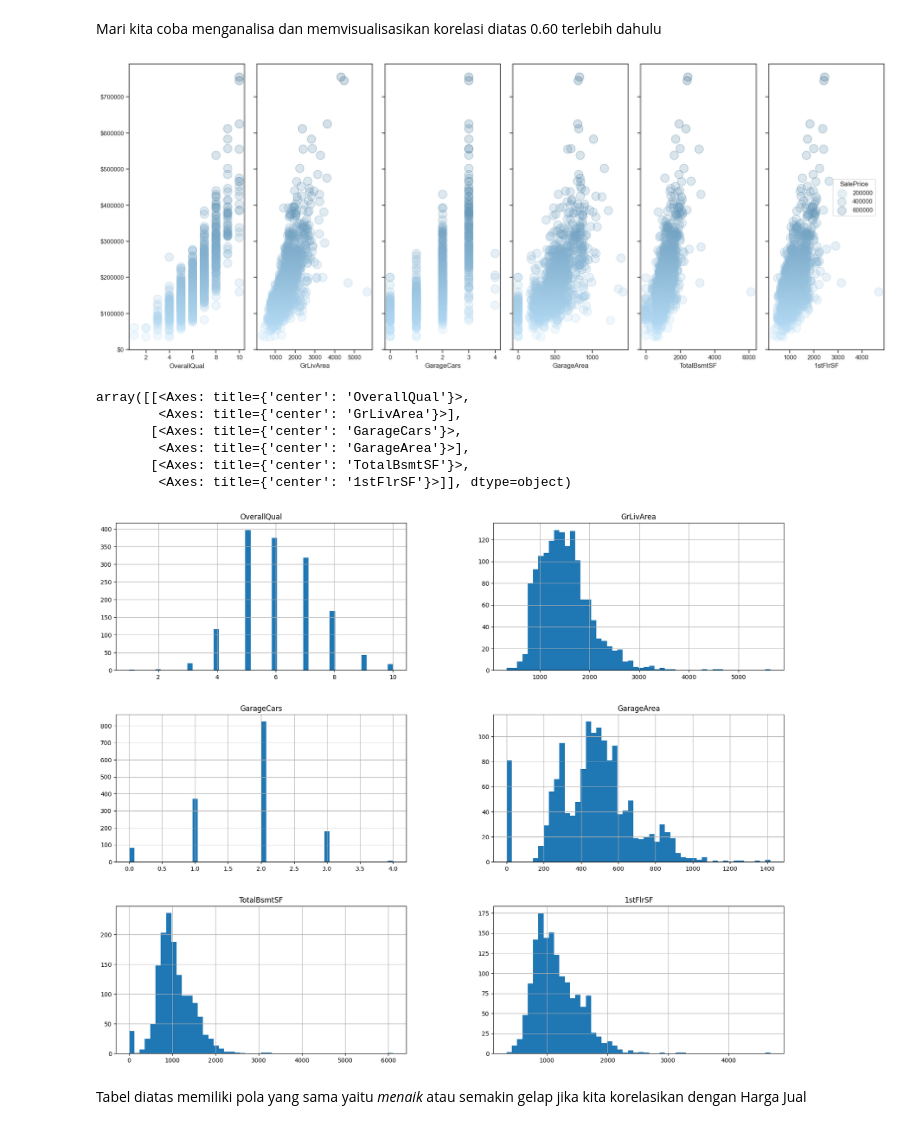
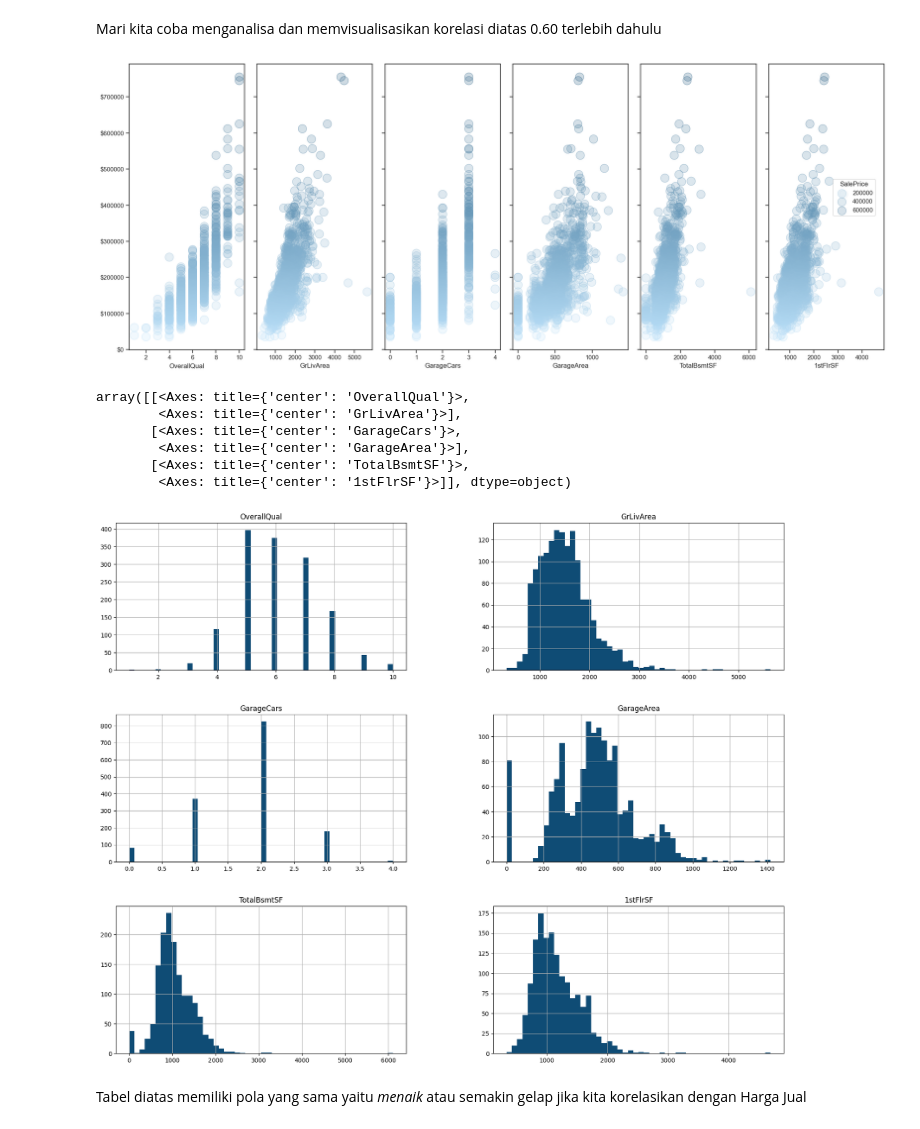
Before and after one commit to arya475/Data-Science-house-price-predict, a Jupyter notebook: main.ipynb, the cells around one changed output. Cells and saved outputs as stored; diff of their text form; code cells hidden in the pictures.

```diff
--- a/main.ipynb
+++ b/main.ipynb
@@ -101,21 +101,21 @@ Mari kita coba menganalisa dan memvisualisasikan korelasi diatas 0.60 terlebih d
 # %%
 p = so.Plot(df_tipe_num, y='SalePrice', color='SalePrice').theme(axes_style("ticks")) # Tabel Plot untuk mengetahui harga dengan variabel yang memiliki korelasi tinggi
 p.add(so.Dots(alpha=.5, pointsize=15)).scale(
     y=so.Continuous().label(like="${x:g}"),
     color=so.Continuous(('#BBE1FA', '#0F4C75'))
     ).layout(size=(20,8)).pair(x=['OverallQual', 'GrLivArea','GarageCars','GarageArea','TotalBsmtSF','1stFlrSF']).label(y='', legend="Measurement").show()
 
 cor_pertama = df_tipe_num[['OverallQual', 'GrLivArea','GarageCars','GarageArea','TotalBsmtSF','1stFlrSF']]
-cor_pertama.hist(figsize=(20, 16), bins=50, xlabelsize=10, ylabelsize=10)
+cor_pertama.hist(figsize=(20, 16), bins=50, xlabelsize=10, ylabelsize=10, color='#0F4C75')
 # %% [output]
 [figure]
 array([[<Axes: title={'center': 'OverallQual'}>,
         <Axes: title={'center': 'GrLivArea'}>],
        [<Axes: title={'center': 'GarageCars'}>,
         <Axes: title={'center': 'GarageArea'}>],
        [<Axes: title={'center': 'TotalBsmtSF'}>,
         <Axes: title={'center': '1stFlrSF'}>]], dtype=object)
-[figure, old version]
+[figure, new version]
 # %% [markdown]
 Tabel diatas memiliki pola yang sama yaitu *menaik* atau semakin gelap jika kita korelasikan dengan Harga Jual
 # %% [markdown]
```
Also changed, not shown: parts of 3 cells of this notebook.
